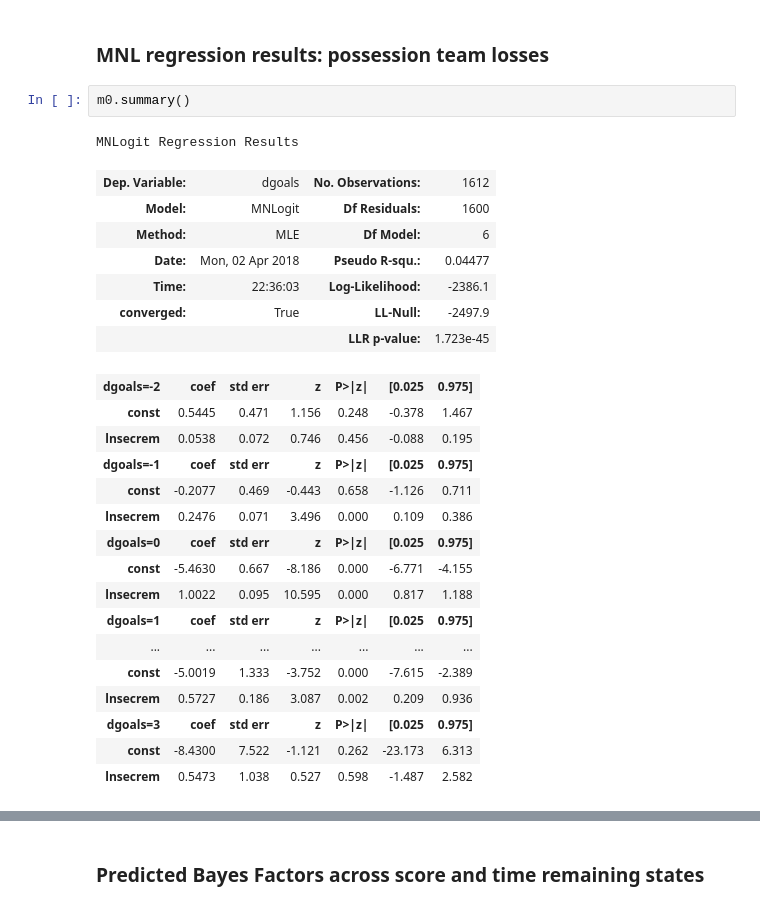
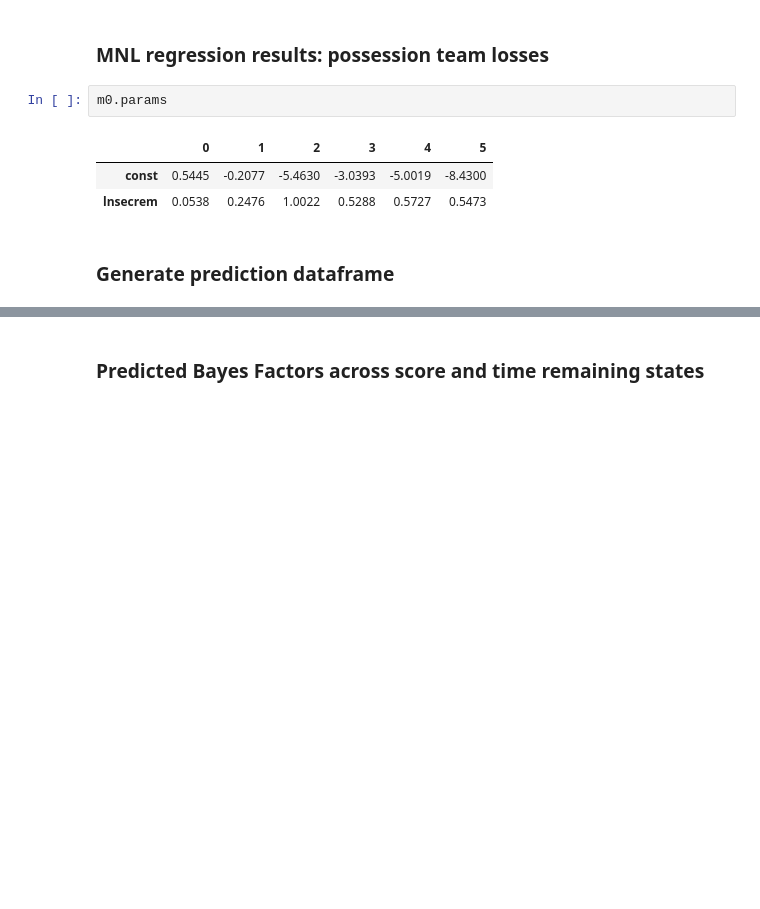
Before and after one commit to brock-spma/4P94_2017, a Jupyter notebook: 3-tests/2-test2/3-key/Q2-key-IngameWinProb.ipynb, the cells around one changed output, grey strips where cells are left out. Drawn from its saved outputs; the diff is of its cells as text; blank space fills up the shorter version.

```diff
--- a/3-tests/2-test2/3-key/Q2-key-IngameWinProb.ipynb
+++ b/3-tests/2-test2/3-key/Q2-key-IngameWinProb.ipynb
@@ -165,29 +139,10 @@ MNLogit Regression Results
 # %% [markdown]
 ### MNL regression results: possession team losses
 # %%
-m0.summary()
+m0.params
 # %% [output]
-MNLogit Regression Results
-| Dep. Variable: | dgoals | No. Observations: | 1612 |
-| Model: | MNLogit | Df Residuals: | 1600 |
-| Method: | MLE | Df Model: | 6 |
-| Date: | Mon, 02 Apr 2018 | Pseudo R-squ.: | 0.04477 |
-| Time: | 22:36:03 | Log-Likelihood: | -2386.1 |
-| converged: | True | LL-Null: | -2497.9 |
-|  |  | LLR p-value: | 1.723e-45 |
+|  | 0 | 1 | 2 | 3 | 4 | 5 |
+| const | 0.5445 | -0.2077 | -5.4630 | -3.0393 | -5.0019 | -8.4300 |
+| lnsecrem | 0.0538 | 0.2476 | 1.0022 | 0.5288 | 0.5727 | 0.5473 |
-| dgoals=-2 | coef | std err | z | P>|z| | [0.025 | 0.975] |
-| const | 0.5445 | 0.471 | 1.156 | 0.248 | -0.378 | 1.467 |
-| lnsecrem | 0.0538 | 0.072 | 0.746 | 0.456 | -0.088 | 0.195 |
-| dgoals=-1 | coef | std err | z | P>|z| | [0.025 | 0.975] |
-| const | -0.2077 | 0.469 | -0.443 | 0.658 | -1.126 | 0.711 |
-| lnsecrem | 0.2476 | 0.071 | 3.496 | 0.000 | 0.109 | 0.386 |
-| dgoals=0 | coef | std err | z | P>|z| | [0.025 | 0.975] |
-| const | -5.4630 | 0.667 | -8.186 | 0.000 | -6.771 | -4.155 |
-| lnsecrem | 1.0022 | 0.095 | 10.595 | 0.000 | 0.817 | 1.188 |
-| dgoals=1 | coef | std err | z | P>|z| | [0.025 | 0.975] |
-| ... | ... | ... | ... | ... | ... | ... |
-| const | -5.0019 | 1.333 | -3.752 | 0.000 | -7.615 | -2.389 |
-| lnsecrem | 0.5727 | 0.186 | 3.087 | 0.002 | 0.209 | 0.936 |
-| dgoals=3 | coef | std err | z | P>|z| | [0.025 | 0.975] |
-| const | -8.4300 | 7.522 | -1.121 | 0.262 | -23.173 | 6.313 |
-| lnsecrem | 0.5473 | 1.038 | 0.527 | 0.598 | -1.487 | 2.582 |
+# %% [markdown]
+### Generate prediction dataframe
```
Also changed, not shown: parts of 19 cells of this notebook.
